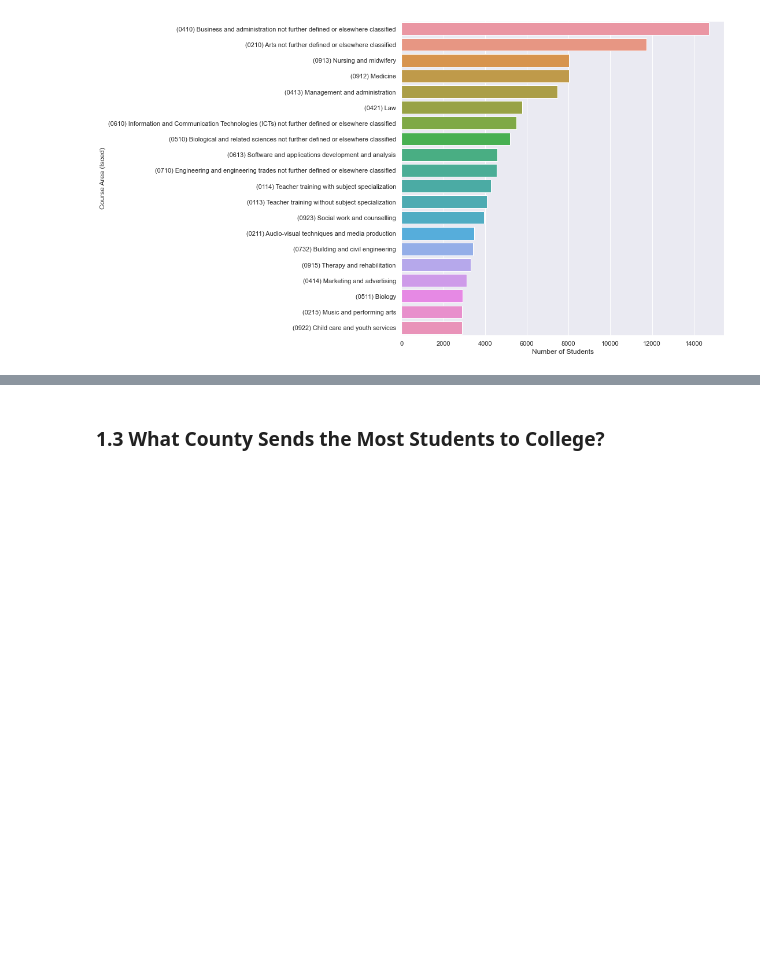
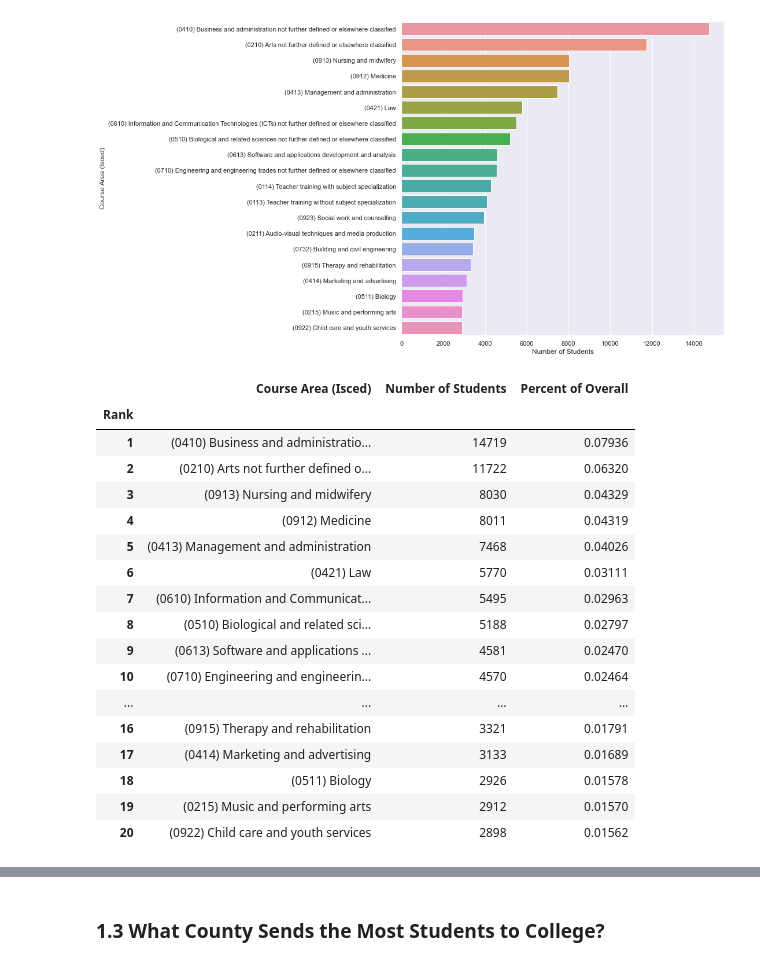
Before and after one commit to rhayeswaterford/UCDProject, a Jupyter notebook: Richard Hayes UCD Project.ipynb, the cells around one changed output, grey strips where cells are left out. Drawn from its saved outputs; the diff is of its cells as text; code cells hidden in the pictures; blank space fills up the shorter version.

Commit message:
Further tidy up of Section 1

```diff
--- a/Richard Hayes UCD Project.ipynb
+++ b/Richard Hayes UCD Project.ipynb
@@ -164,3 +151,27 @@ student_population_course [0:20]
 sns.barplot(data=student_population_course[0:20], y="Course Area (Isced)", x="Number of Students");
 # %% [output]
 [figure]
+# %%
+# Again it would be interesting to know what percentage of the overall each of these occupies
+student_population_course ["Percent of Overall"] = student_population_course ["Number of Students"]/student_population_course ["Number of Students"].sum()
+student_population_course=student_population_course.round(decimals=5)
+student_population_course [0:20]
+# %% [output]
+|  | Course Area (Isced) | Number of Students | Percent of Overall |
+| Rank |  |  |  |
+| 1 | (0410) Business and administratio... | 14719 | 0.07936 |
+| 2 | (0210) Arts not further defined o... | 11722 | 0.06320 |
+| 3 | (0913) Nursing and midwifery | 8030 | 0.04329 |
+| 4 | (0912) Medicine | 8011 | 0.04319 |
+| 5 | (0413) Management and administration | 7468 | 0.04026 |
+| 6 | (0421) Law | 5770 | 0.03111 |
+| 7 | (0610) Information and Communicat... | 5495 | 0.02963 |
+| 8 | (0510) Biological and related sci... | 5188 | 0.02797 |
+| 9 | (0613) Software and applications ... | 4581 | 0.02470 |
+| 10 | (0710) Engineering and engineerin... | 4570 | 0.02464 |
+| ... | ... | ... | ... |
+| 16 | (0915) Therapy and rehabilitation | 3321 | 0.01791 |
+| 17 | (0414) Marketing and advertising | 3133 | 0.01689 |
+| 18 | (0511) Biology | 2926 | 0.01578 |
+| 19 | (0215) Music and performing arts | 2912 | 0.01570 |
+| 20 | (0922) Child care and youth services | 2898 | 0.01562 |
```
Also changed, not shown: parts of 10 cells of this notebook.
